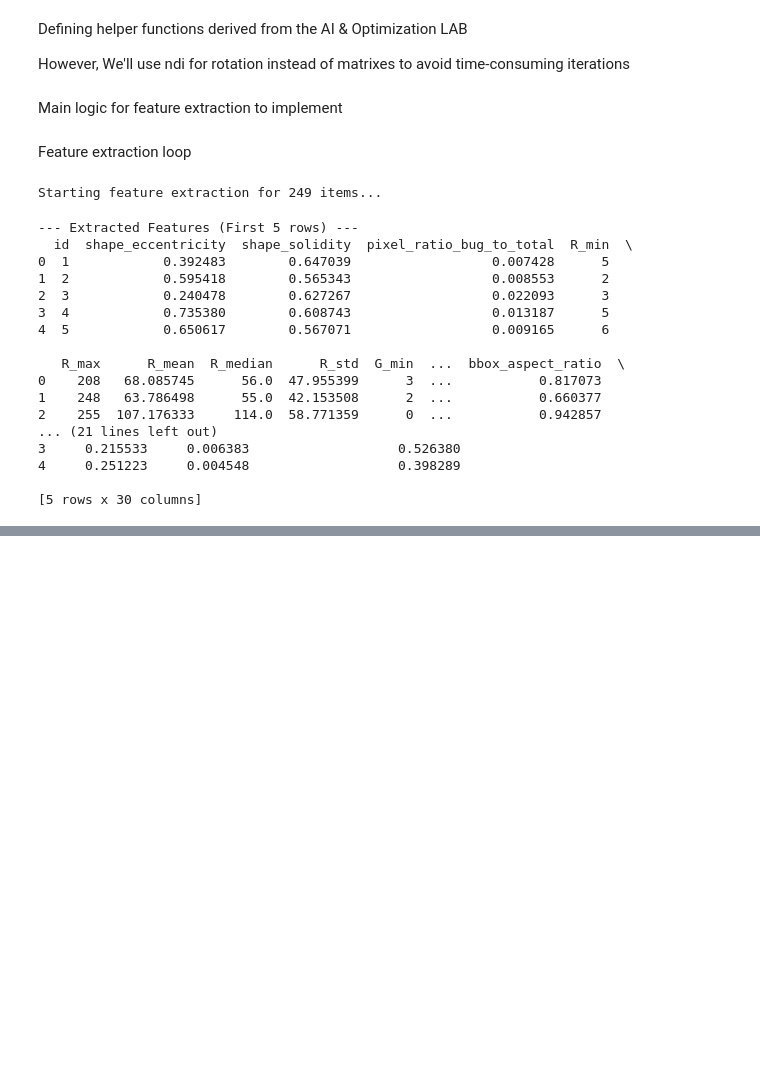
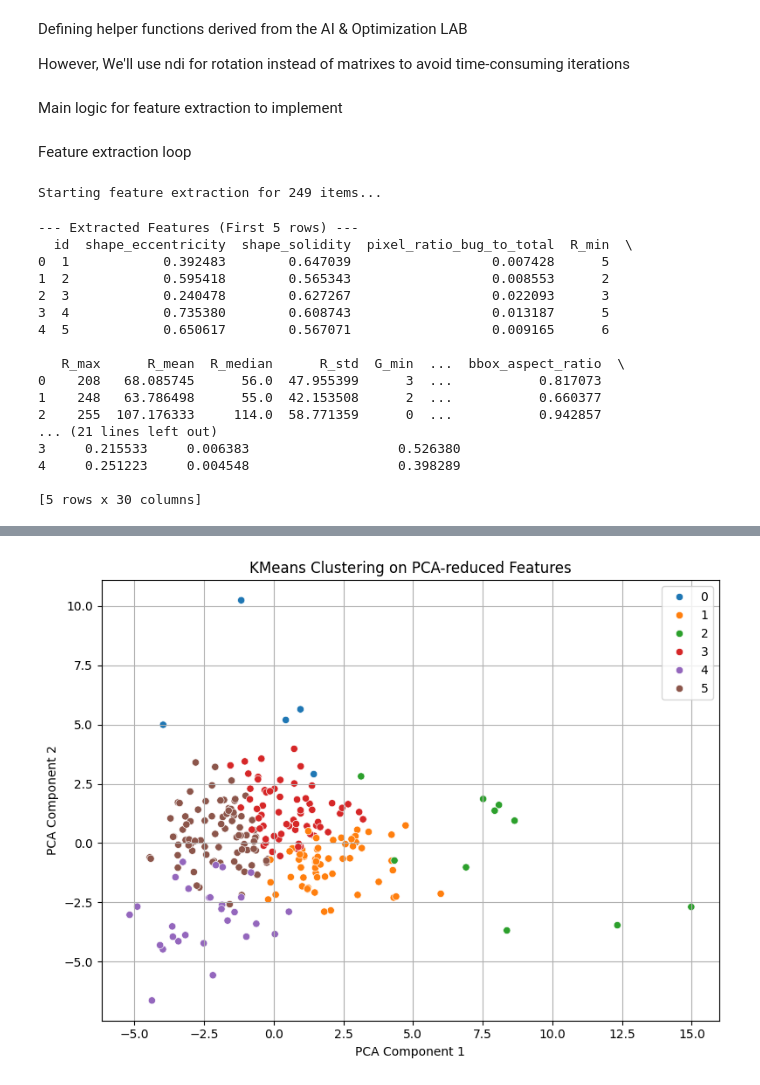
Before and after one commit to skander-kechaou/to-bee-or-not-to-bee, a Jupyter notebook: ML_bumblebee.ipynb, the cells around one changed output, grey strips where cells are left out. Cells and saved outputs as stored; diff of their text form; code cells hidden in the pictures; blank space fills up the shorter version.

```diff
--- a/ML_bumblebee.ipynb
+++ b/ML_bumblebee.ipynb
@@ -300,0 +409,71 @@ Starting feature extraction for 249 items...
+# %%
+from sklearn.model_selection import train_test_split
+from sklearn.preprocessing import StandardScaler
+from sklearn.linear_model import LogisticRegression
+from sklearn.svm import SVC
+from sklearn.ensemble import RandomForestClassifier
+from sklearn.cluster import KMeans
+from sklearn.decomposition import PCA
+
+from sklearn.metrics import accuracy_score, classification_report
+import seaborn as sns
+import matplotlib.pyplot as plt
+
+# ----------------- Feature Selection -----------------
+X = features_df.drop(columns=['id', 'bug_type', 'species'])
+y = features_df['bug_type']
+
+# ----------------- Train/Test Split -----------------
+X_train, X_test, y_train, y_test = train_test_split(X, y, test_size=0.2, random_state=42)
+
+# ----------------- Standardize -----------------
+scaler = StandardScaler()
+X_train_scaled = scaler.fit_transform(X_train)
+X_test_scaled = scaler.transform(X_test)
+
+# ----------------- Logistic Regression -----------------
+logreg = LogisticRegression(max_iter=1000)
+logreg.fit(X_train_scaled, y_train)
+y_pred_logreg = logreg.predict(X_test_scaled)
+
+print("=== Logistic Regression ===")
+print("Accuracy:", accuracy_score(y_test, y_pred_logreg))
+print(classification_report(y_test, y_pred_logreg))
+
+# ----------------- SVM -----------------
+svm_model = SVC(kernel='rbf')
+svm_model.fit(X_train_scaled, y_train)
+y_pred_svm = svm_model.predict(X_test_scaled)
+
+print("=== Support Vector Machine (SVM) ===")
+print("Accuracy:", accuracy_score(y_test, y_pred_svm))
+print(classification_report(y_test, y_pred_svm))
+
+# ----------------- Random Forest (Ensemble) -----------------
+rf_model = RandomForestClassifier(n_estimators=100, random_state=42)
+rf_model.fit(X_train_scaled, y_train)
+y_pred_rf = rf_model.predict(X_test_scaled)
+
+print("=== Random Forest (Ensemble) ===")
+print("Accuracy:", accuracy_score(y_test, y_pred_rf))
+print(classification_report(y_test, y_pred_rf))
+
+# ----------------- KMeans Clustering -----------------
+X_scaled = scaler.fit_transform(X)  # scale full data for clustering
+kmeans = KMeans(n_clusters=len(y.unique()), random_state=42)
+kmeans_labels = kmeans.fit_predict(X_scaled)
+
+# Reduce dimensions for visualization
+pca = PCA(n_components=2)
+X_pca = pca.fit_transform(X_scaled)
+
+# Plot KMeans clusters
+plt.figure(figsize=(8, 6))
+sns.scatterplot(x=X_pca[:, 0], y=X_pca[:, 1], hue=kmeans_labels, palette='tab10', legend='full')
+plt.title("KMeans Clustering on PCA-reduced Features")
+plt.xlabel("PCA Component 1")
+plt.ylabel("PCA Component 2")
+plt.grid(True)
+plt.tight_layout()
+plt.show()
+# %% [output]
@@ -300,0 +497 @@ Starting feature extraction for 249 items...
+[figure, added]
```
Also changed, not shown: parts of 4 cells of this notebook.
